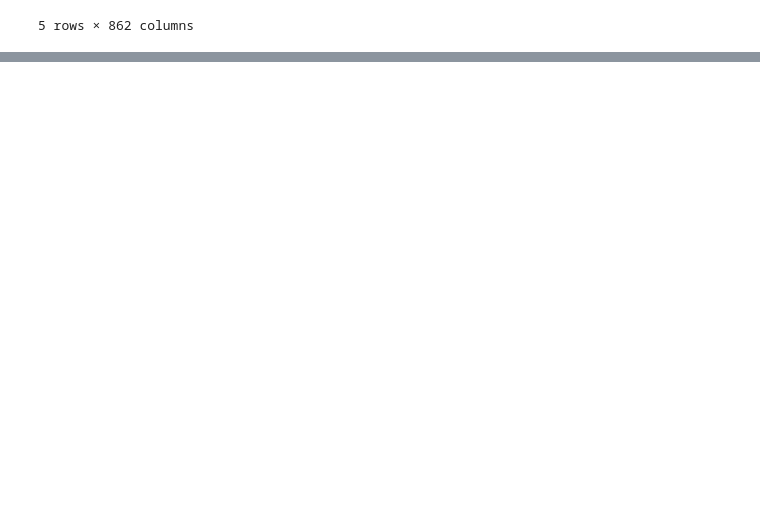
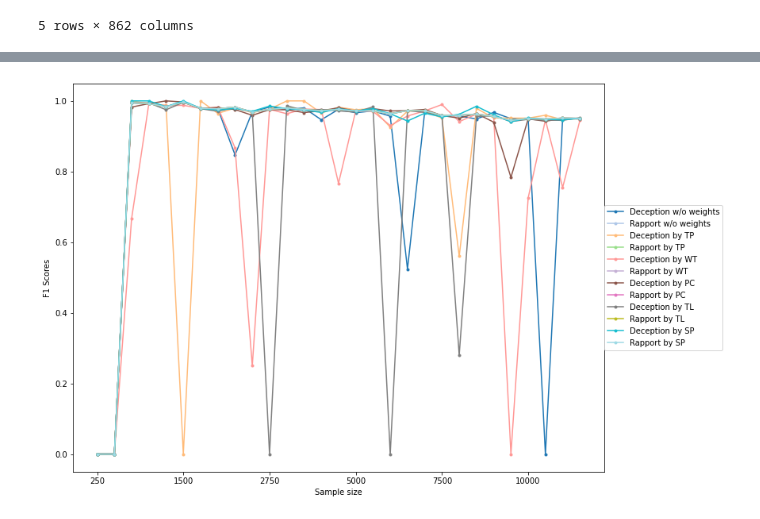
Before and after one commit to quarbby/diplomacy-betrayal, a Jupyter notebook: pipeline-dataset_sampling.ipynb, the cells around one changed output, grey strips where cells are left out. Saved outputs shown, nothing was run; the diff lists cells and outputs as text; code cells hidden in the pictures; blank space fills up the shorter version.

```diff
--- a/pipeline-dataset_sampling.ipynb
+++ b/pipeline-dataset_sampling.ipynb
@@ -434,6 +447,6 @@ def translate_into_pandas(results_dictionary, metric_of_focus):
     return helper(metric_of_focus_number)
 
 experiment_df = translate_into_pandas(results_dict, 'Precision')
-results_name = "./output/dataset_sampling_" + str(len(sampling_sizes)) + "pts"
+results_name = "./output/dataset_sampling_" + str(len(sampling_sizes)) + "pts_last"
 experiment_df.to_csv(results_name + ".csv", index=False)
 experiment_df
@@ -453,9 +481,11 @@ rename_col_names = {0: 'Deception w/o weights',
                     11: 'Rapport by SP'}
 exp_plot_df = exp_plot_df.rename(columns=rename_col_names)
 # %%
-plot = exp_plot_df.plot('index',list(exp_plot_df.columns)[1:],style='.-', figsize=(12,9))
+plot = exp_plot_df.plot('index',list(exp_plot_df.columns)[1:],style='.-', figsize=(12,9), colormap='tab20')
 plot.set_xlabel('Sample size', size=10)
 plot.set_ylabel('F1 Scores', size=10)
 lgd = plot.legend(loc='center left',bbox_to_anchor=(1.0, 0.5), borderaxespad=0.)
 plot = plot.get_figure()
 plot.savefig(results_name + '.jpg', bbox_extra_artists=(lgd,), bbox_inches='tight')
+# %% [output]
+[figure, added]
```
Also changed, not shown: parts of 6 cells of this notebook, 4 other files.
